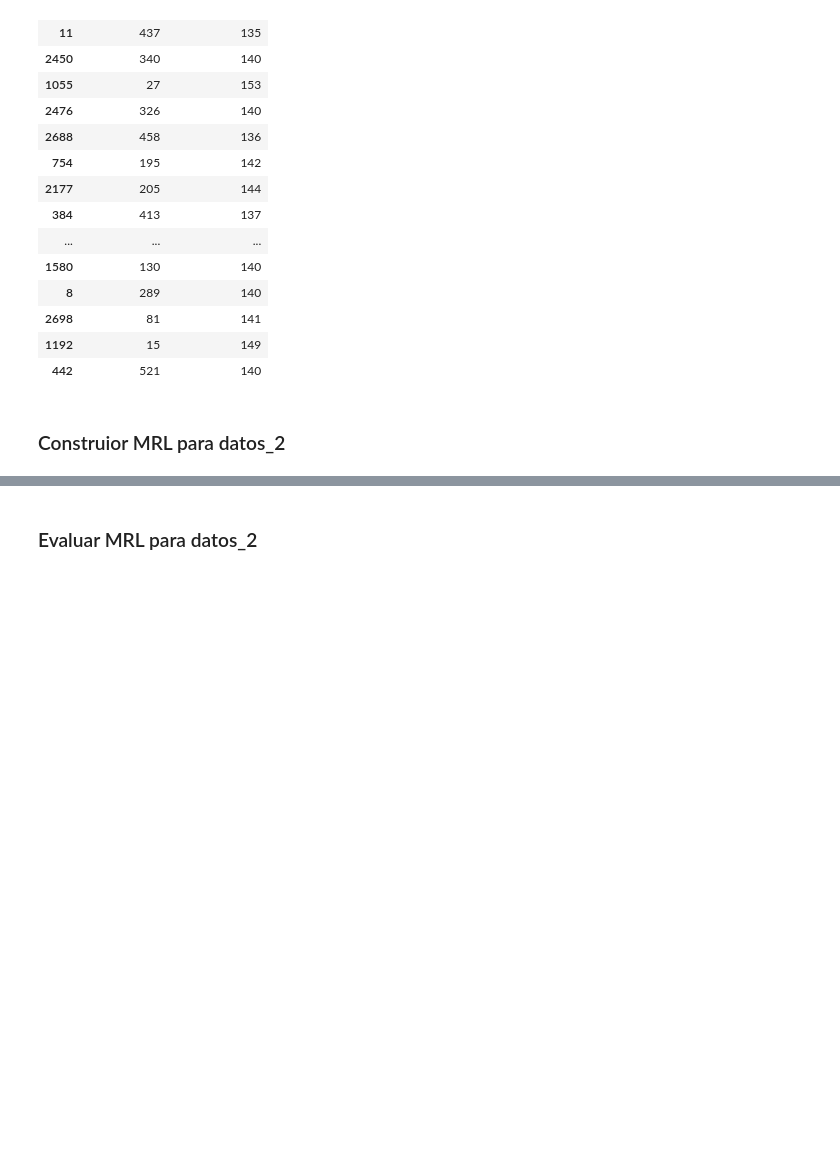
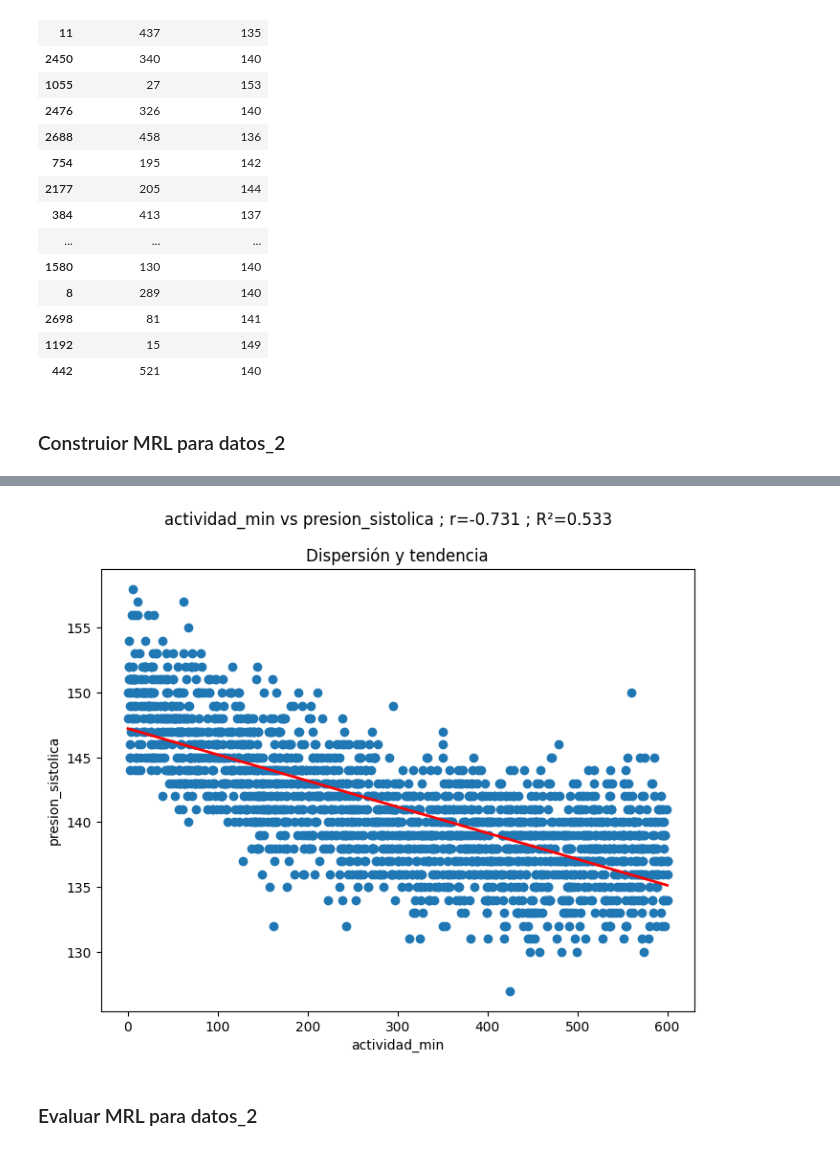
Before and after one commit to rpizarrog/Libro-Aprendizaje-Automatico.-Casos-de-Estudio-con-R-y-Python, a Jupyter notebook: Python NoteBooks/CASO_REGRESION_LINEAL_SIMPLE_DATOS_MINUTOS_EJERCICO_Y_PRESION_ARTERIAL.ipynb, the cells around one changed output, grey strips where cells are left out. Saved outputs shown, nothing was run; the diff lists cells and outputs as text; code cells hidden in the pictures; blank space fills up the shorter version.

```diff
--- a/Python NoteBooks/CASO_REGRESION_LINEAL_SIMPLE_DATOS_MINUTOS_EJERCICO_Y_PRESION_ARTERIAL.ipynb
+++ b/Python NoteBooks/CASO_REGRESION_LINEAL_SIMPLE_DATOS_MINUTOS_EJERCICO_Y_PRESION_ARTERIAL.ipynb
@@ -423,3 +456,15 @@ modelo2_RLS = f_construir_modelo(
+# %%
+variable_x = "actividad_min"
+variable_y = "presion_sistolica"
+
+f_diagrama_dispersion_tendencia(
+    modelo1_RLS,
+    datos_entrenamiento_2,
+    variable_x,
+    variable_y
+)
+# %% [output]
+[figure, added]
 # %% [markdown]
 ### Evaluar MRL para datos_2
 # %%
```
Also changed, not shown: parts of 11 cells of this notebook.
